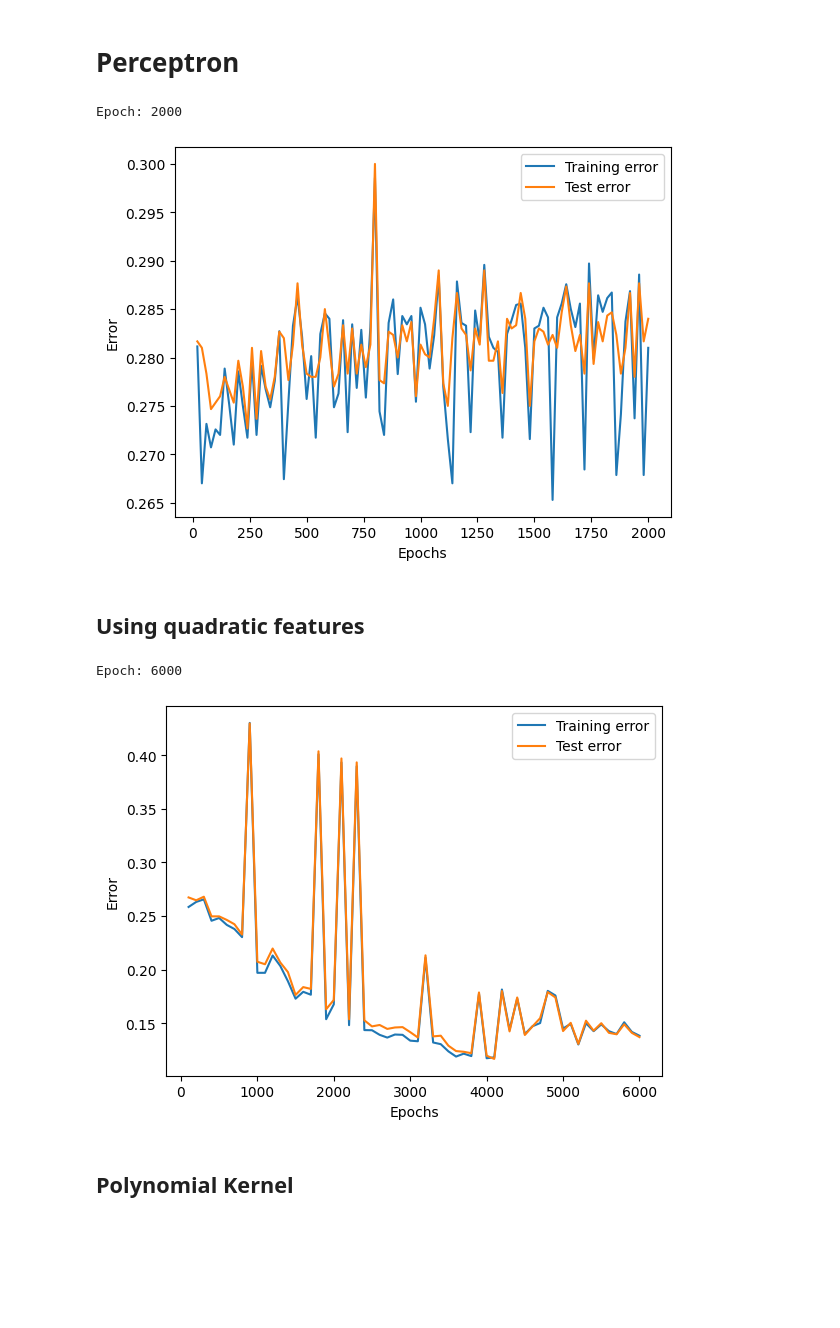
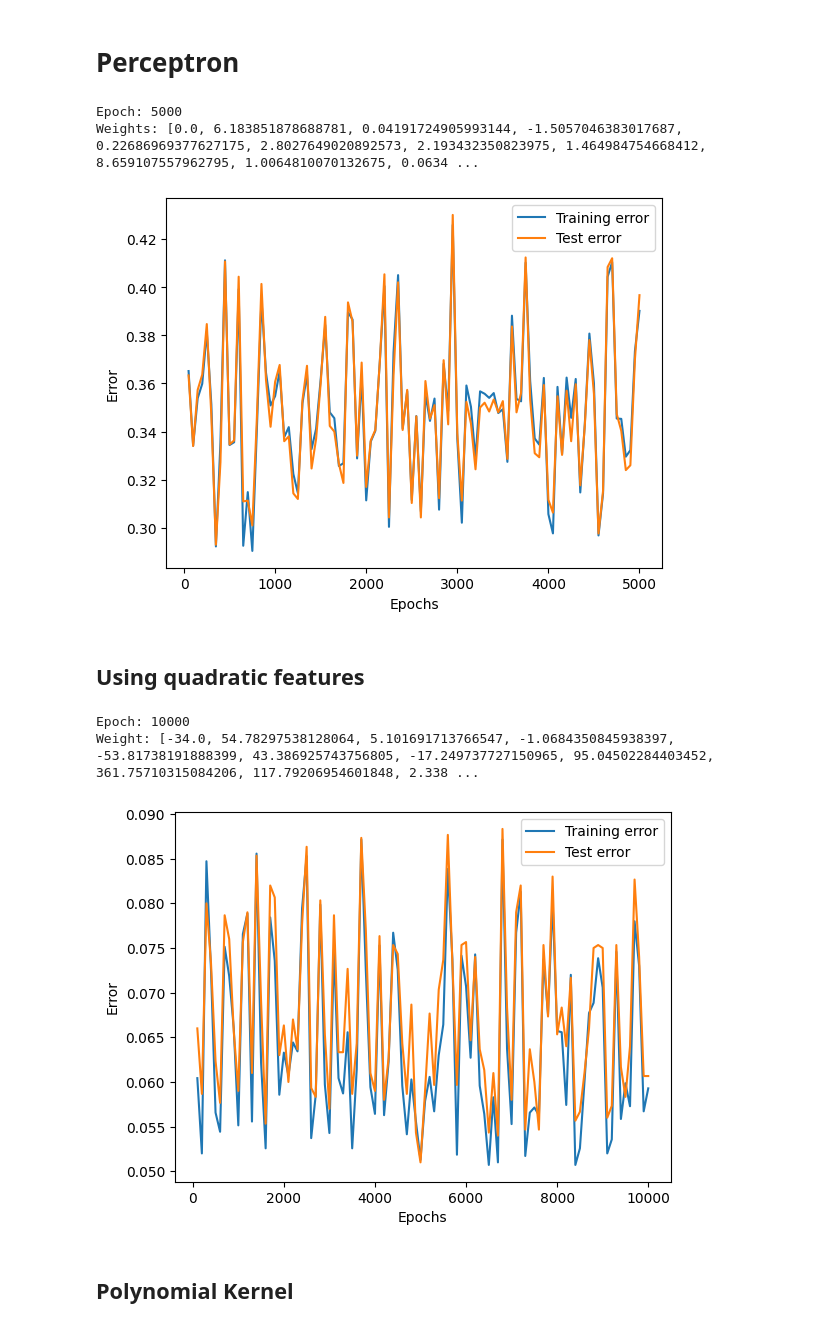
Before and after one commit to mattia01017/kernelized-linear-classification, a Jupyter notebook: src/analysis.ipynb, the cells around one changed output. Cells and saved outputs as stored; diff of their text form; code cells hidden in the pictures; blank space fills up the shorter version.

```diff
--- a/src/analysis.ipynb
+++ b/src/analysis.ipynb
@@ -2,0 +75,18 @@
+# %%
+scaler = utils.ZScore()
+trainX = scaler.fit_transform(trainX)
+testX = scaler.transform(testX)
+
+fig, axs = plt.subplots(5, 2)
+fig.set_figwidth(20)
+fig.set_figheight(15)
+
+for i in range(1, 11):
+    ax = axs[(i-1)%5][(i-1)//5]
+    pos = [trainX[j][i] for j in range(len(trainX)) if trainY[j] == 1]
+    neg = [trainX[j][i] for j in range(len(trainX)) if trainY[j] == -1]
+    ax.set_title(f"Feature {i}")
+    ax.hist(pos, alpha=0.6, color="green", bins=30)
+    ax.hist(neg, alpha=0.6, color="red", bins=30)
+    ax.legend(["y = +1", "y = -1"])
+plt.show()
@@ -68,12 +127,15 @@ len(X)
 # %% [markdown]
 # Perceptron
 # %%
-model = predictors.Perceptron(epochs=20)
+model = predictors.Perceptron(epochs_per_step=20)
 
-train_err, test_err, epochs = train_by_steps(model, 2000, 20)
+train_err, test_err, epochs = train_by_steps(model, 5000, 50)
 
-# with open("../models/perceptron.pkl", "x") as f:
-#     pickle.dump(model, f.buffer)
+print("Weights:", model.w)
+model.dump("../predictor_dumps/perceptron.json")
+
+with open("../experiments/perceptron.json", "w") as f:
+    json.dump({"train_err": train_err, "test_err": test_err, "epochs": epochs}, f)
 
 plt.plot(epochs, train_err)
 plt.plot(epochs, test_err)
@@ -82,26 +144,34 @@ plt.xlabel("Epochs")
 plt.ylabel("Error")
 plt.show()
 # %% [output]
-Epoch: 2000
+Epoch: 5000
+Weights: [0.0, 6.183851878688781, 0.04191724905993144, -1.5057046383017687, 0.22686969377627175, 2.8027649020892573, 2.193432350823975, 1.464984754668412, 8.659107557962795, 1.0064810070132675, 0.0634 ...
-[figure, old version]
+[figure, new version]
 # %% [markdown]
 ## Using quadratic features
 # %%
 epoch_step = 100
-model = predictors.Perceptron(epochs=epoch_step)
+model = predictors.Perceptron(epochs_per_step=epoch_step)
 
-quad_trainX = [utils.quadratic_extraction(x[1:]) for x in trainX]
-quad_testX = [utils.quadratic_extraction(x[1:]) for x in testX]
-train_err, test_err, epochs = train_by_steps(model, 6001, epoch_step, trainX=quad_trainX, testX=quad_testX)
+quad_trainX = [utils.quadratic_extraction(x[1:]) for x in trainX]  # type: ignore
+quad_testX = [utils.quadratic_extraction(x[1:]) for x in testX]  # type: ignore
+train_err, test_err, epochs = train_by_steps(model, 10001, epoch_step, trainX=quad_trainX, testX=quad_testX)
+
+print("Weight:", model.w)
+model.dump("../predictor_dumps/quad_perceptron.json")
+
+with open("../experiments/quad_perceptron.json", "w") as f:
+    json.dump({"train_err": train_err, "test_err": test_err}, f)
 
 plt.plot(epochs, train_err)
 plt.plot(epochs, test_err)
 plt.legend(["Training error", "Test error"])
 plt.xlabel("Epochs")
 plt.ylabel("Error")
 plt.show()
 # %% [output]
-Epoch: 6000
+Epoch: 10000
+Weight: [-34.0, 54.78297538128064, 5.101691713766547, -1.0684350845938397, -53.81738191888399, 43.386925743756805, -17.249737727150965, 95.04502284403452, 361.75710315084206, 117.79206954601848, 2.338 ...
-[figure, old version]
+[figure, new version]
 # %% [markdown]
 ## Polynomial Kernel
```
Also changed, not shown: parts of 51 cells of this notebook, 35 other files.
